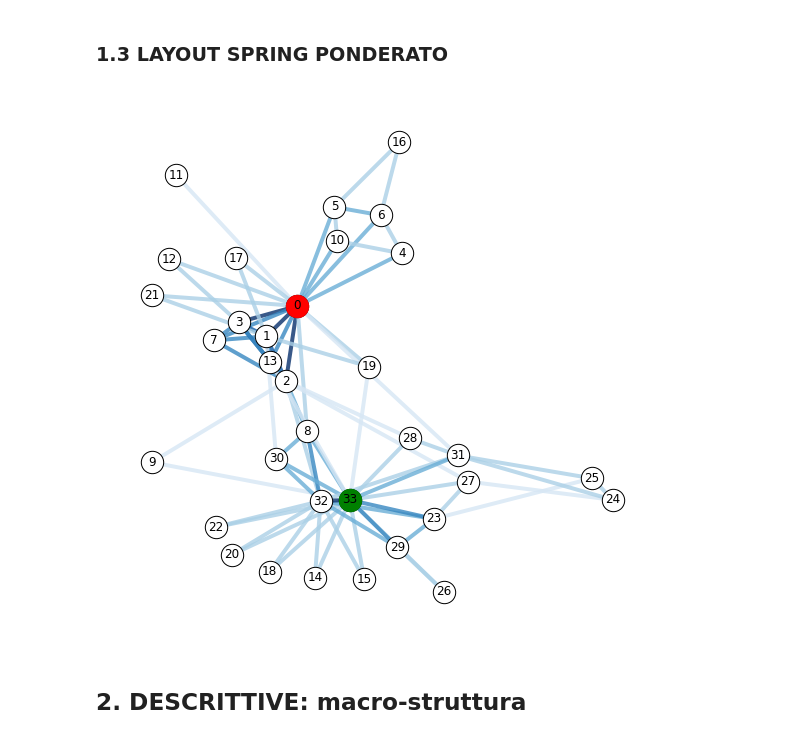
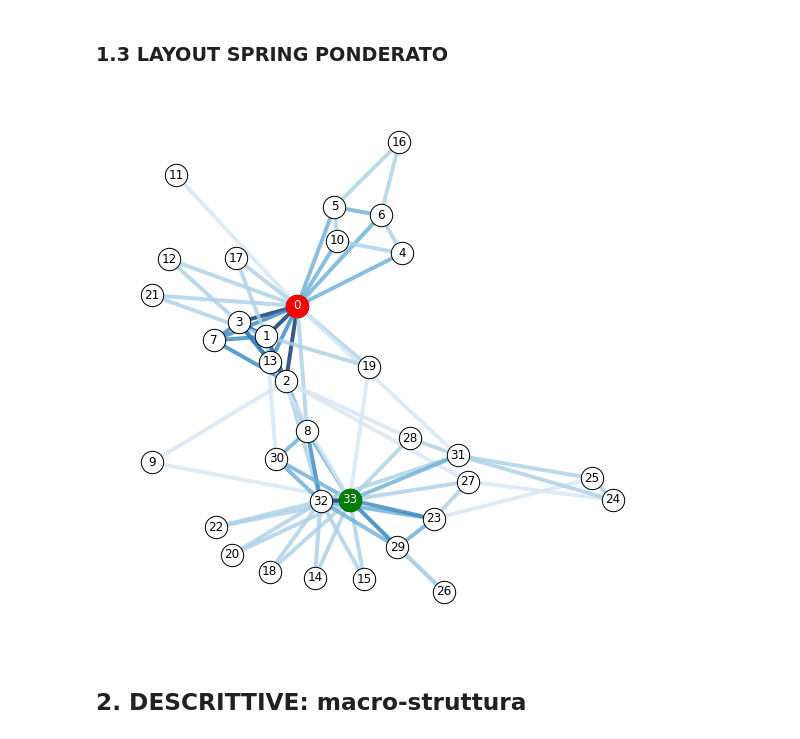
Before and after one commit to alkaest2002/ABGrid, a Jupyter notebook: materials/course 101/zachary karate club.ipynb, the cells around one changed output. Drawn from its saved outputs; the diff is of its cells as text; code cells hidden in the pictures.

```diff
--- a/materials/course 101/zachary karate club.ipynb
+++ b/materials/course 101/zachary karate club.ipynb
@@ -119,34 +142,35 @@ nx.draw_networkx_nodes(
 # %%
 fig, ax = plt.subplots(figsize=(10,10))
 ax.axis('off')
 
 def tie_strength(G, v, w):
     v_neighbors = set(G.neighbors(v))
     w_neighbors = set(G.neighbors(w))
     return 1 + len(v_neighbors & w_neighbors)
 
 weigths = dict(map(lambda e: (e, tie_strength(G, *e)), G.edges))
 nx.set_edge_attributes(G, weigths,"weight")
 edge_weights = nx.get_edge_attributes(G, "weight").values()
 
 weighted_pos = nx.spring_layout(G, pos=SL, k=0.3, weight="weight")
 
 nx.draw_networkx_nodes(
     G, weighted_pos, node_size=NODE_SIZE, node_color="#fff", edgecolors="k", ax=ax)
 
 nx.draw_networkx_nodes(
     G,weighted_pos, nodelist=[MRHI],node_size=NODE_SIZE, node_color= "r", edgecolors="r", ax=ax)
 
 nx.draw_networkx_nodes(
     G,weighted_pos, nodelist=[OFFICER], node_size=NODE_SIZE, node_color= "g", edgecolors="g", ax=ax)
 
 nx.draw_networkx_edges(G, weighted_pos, width=4,
     edge_color=edge_weights, edge_cmap=plt.cm.Blues,
     edge_vmin=0, edge_vmax=6, alpha=.8, ax=ax)
 
 nx.draw_networkx_labels(G, weighted_pos);
+nx.draw_networkx_labels(G, weighted_pos, labels={OFFICER:OFFICER,MRHI:MRHI}, font_color="#fff");
 # %% [output]
-[figure, old version]
+[figure, new version]
 # %% [markdown]
 ## 2. DESCRITTIVE: macro-struttura
 # %% [markdown]
```
Also changed, not shown: parts of 18 cells of this notebook.
